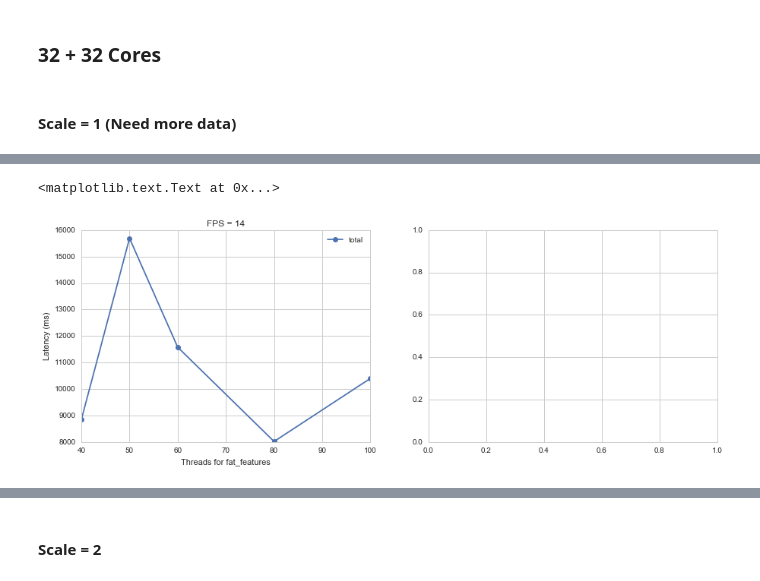
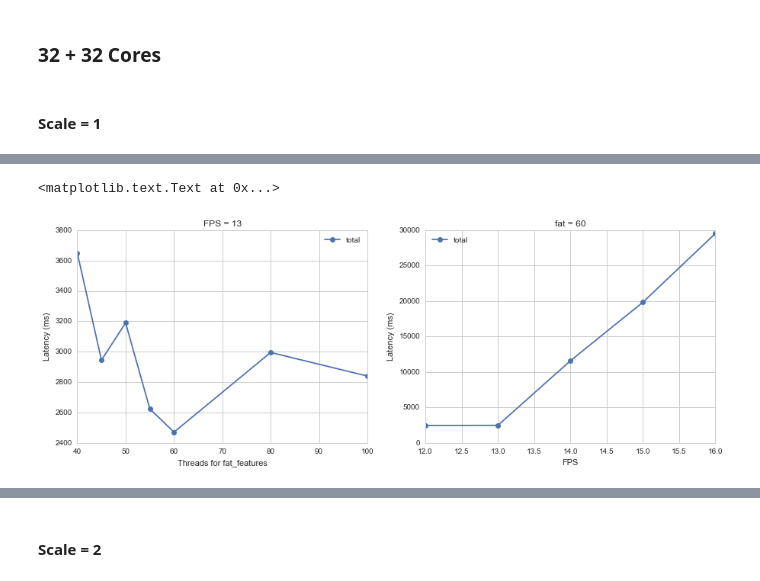
Before and after one commit to Aetf/remotelog, a Jupyter notebook: Exp-Res.ipynb, the cells around one changed output, grey strips where cells are left out. Cells and saved outputs as stored; diff of their text form; code cells hidden in the pictures.

```diff
--- a/Exp-Res.ipynb
+++ b/Exp-Res.ipynb
@@ -340,15 +340,14 @@ WARNING: <exp 2016-6-08/11 nodes:1, FPS:7, topo: 1+31+1>: possibly bad data, lat
 # %% [markdown]
 ### 32 + 32 Cores
 # %% [markdown]
-#### Scale = 1 (Need more data)
+#### Scale = 1
 # %%
 %%capture
 ilb.reload(ana)
-#mul64_1fps = ana.cross_res(*(['2016-5-26/{}'.format(i) for i in range(14,18)]), '2016-5-27/1', )
-mul64_1fps = ana.cross_res(*(['2016-6-08/{}'.format(i) for i in range(17,22)]))
-#mul32fat = ana.cross_res(*(['2016-5-23/{}'.format(i) for i in [30, 36, 42, 48]]))
+mul64_1fps = ana.cross_res(*(['2016-5-26/{}'.format(i) for i in range(14,18)]), '2016-5-27/1', '2016-6-09/13', '2016-6-09/14')
+mul64_1fat = ana.cross_res('2016-5-26/13', '2016-5-26/17', '2016-6-08/19', '2016-6-08/24', '2016-6-08/29')
 # %%
 fig, axs = plt.subplots(ncols=2, figsize=(15,5))
-mul64_1fps.latency(ax=axs[0])[0].set_title('FPS = 14')
-#mul16fat.latency(x=('FPS', lambda exp: exp.params['fps']), ax=axs[1])[0].set_title('fat = 32')
+mul64_1fps.latency(ax=axs[0])[0].set_title('FPS = 13')
+mul64_1fat.latency(x=('FPS', lambda exp: exp.params['fps']), ax=axs[1])[0].set_title('fat = 60')
 # %% [output]
@@ -358,2 +360,2 @@ WARNING: <exp 2016-6-08/19 nodes:2, FPS:14, topo: 1+60+1>: possibly bad data, la
 <matplotlib.text.Text at 0x...>
-[figure, old version]
+[figure, new version]
```
Also changed, not shown: parts of 4 cells of this notebook, 2 other files.
